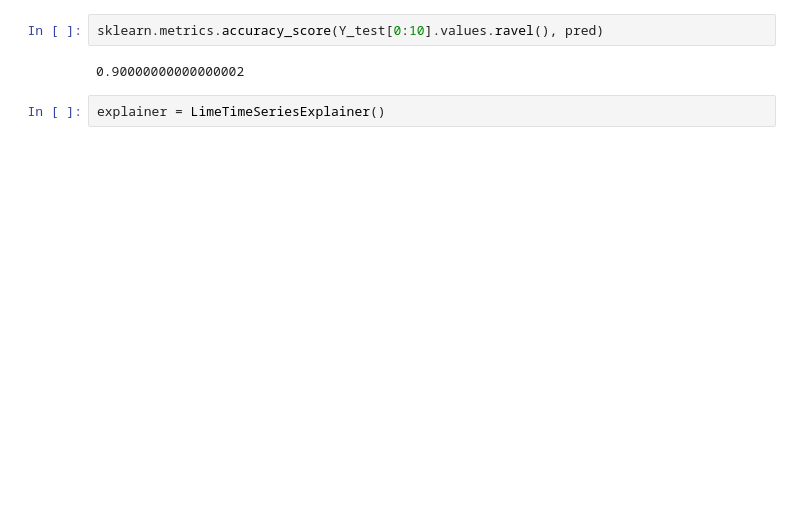
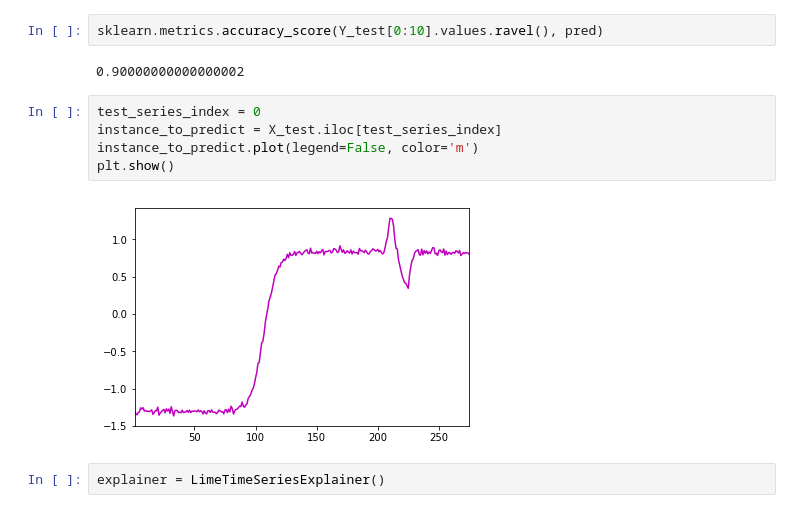
Before and after one commit to MkuuWaUjinga/lime, a Jupyter notebook: lime/time_series_explanation.ipynb, the cells around one changed output. Cells and saved outputs as stored; diff of their text form; blank space fills up the shorter version.

```diff
--- a/lime/time_series_explanation.ipynb
+++ b/lime/time_series_explanation.ipynb
@@ -113,6 +94,13 @@ array([3, 3, 3, 4, 3, 4, 3, 3, 4, 3], dtype=int64)
 sklearn.metrics.accuracy_score(Y_test[0:10].values.ravel(), pred)
 # %% [output]
 0.90000000000000002
+# %%
+test_series_index = 0
+instance_to_predict = X_test.iloc[test_series_index]
+instance_to_predict.plot(legend=False, color='m')
+plt.show()
+# %% [output]
+[figure, added]
 # %%
 explainer = LimeTimeSeriesExplainer()
 # %%
```
Also changed, not shown: parts of 5 cells of this notebook, 1 other file.
